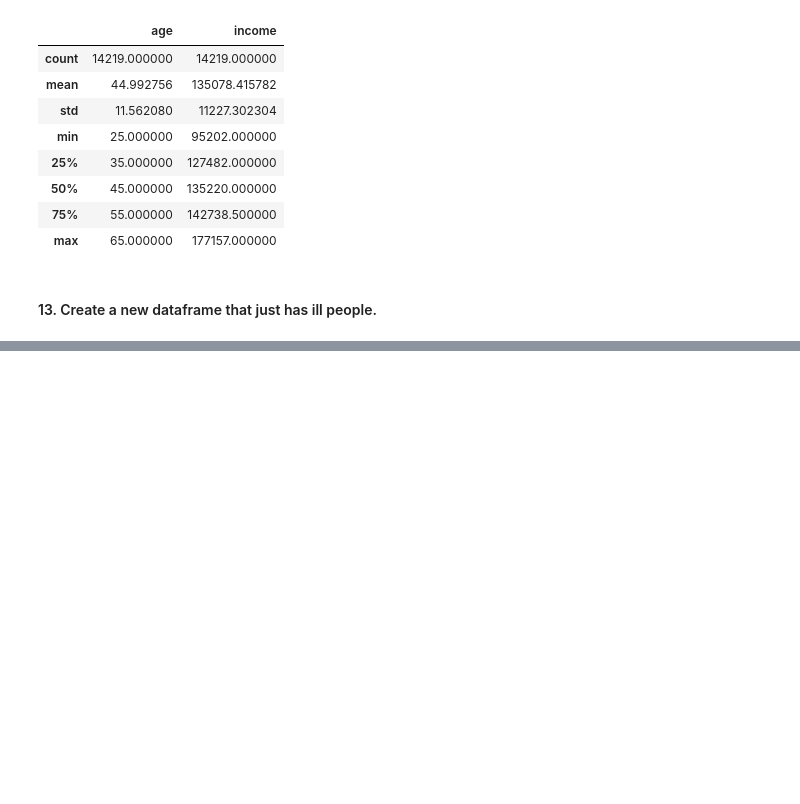
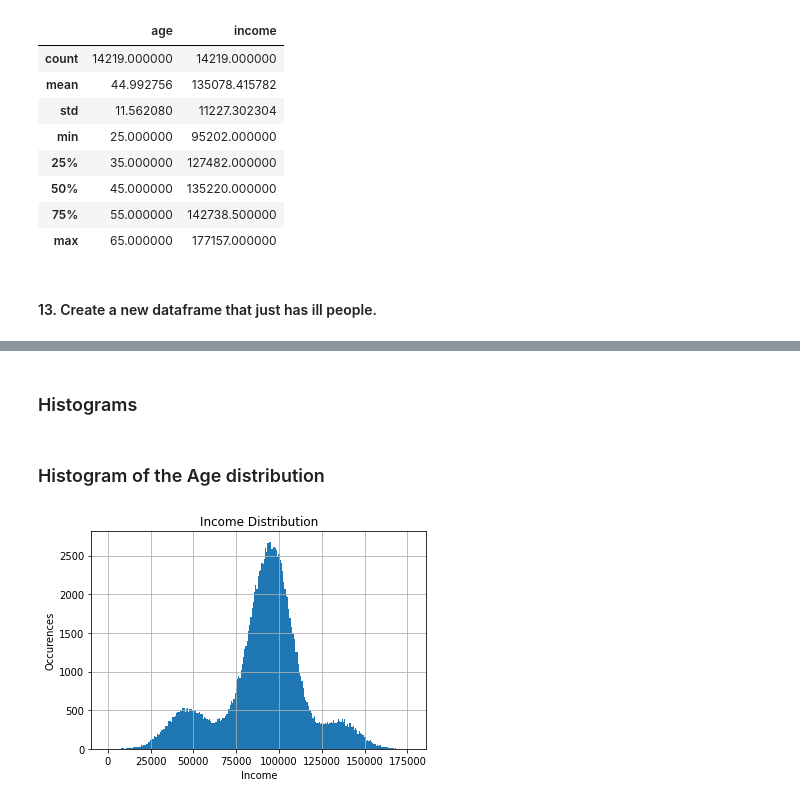
Before and after one commit to nathantum/data_science_projects, a Jupyter notebook: Data_Analysis_Basics.ipynb, the cells around one changed output, grey strips where cells are left out. Saved outputs shown, nothing was run; the diff lists cells and outputs as text; code cells hidden in the pictures; blank space fills up the shorter version.

```diff
--- a/Data_Analysis_Basics.ipynb
+++ b/Data_Analysis_Basics.ipynb
@@ -173,0 +283,14 @@ illpeo
+# %% [markdown]
+### Histograms
+# %% [markdown]
+### Histogram of the Age distribution
+# %%
+bins = 250
+plt.hist(graph_data["income"], bins)
+plt.title("Income Distribution")
+plt.xlabel("Income")
+plt.ylabel("Occurences")
+plt.grid()
+plt.show()
+# %% [output]
+[figure, added]
```
Also changed, not shown: parts of 24 cells of this notebook.
